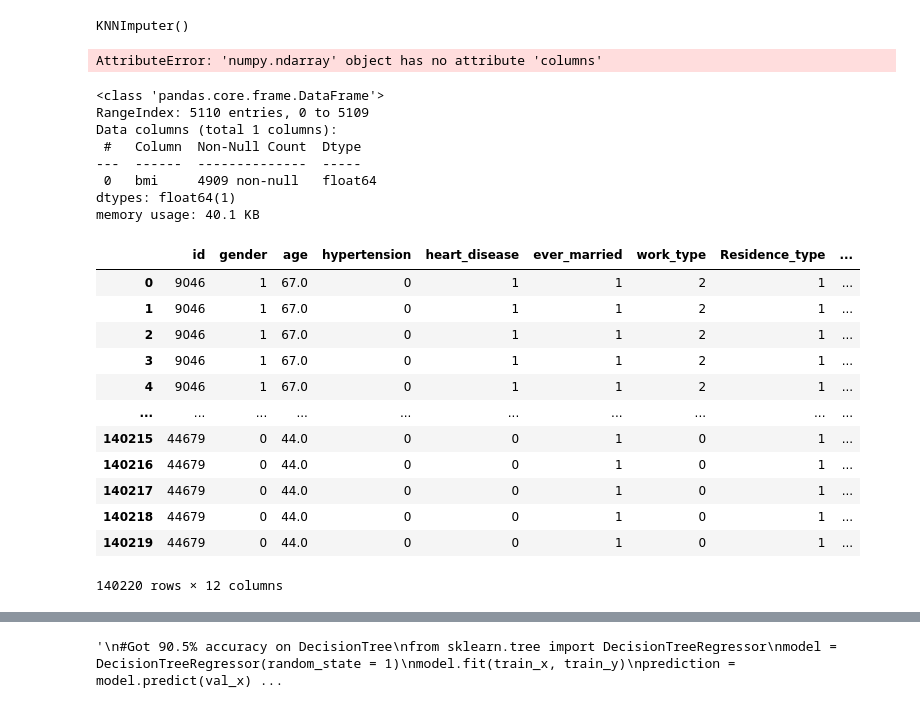
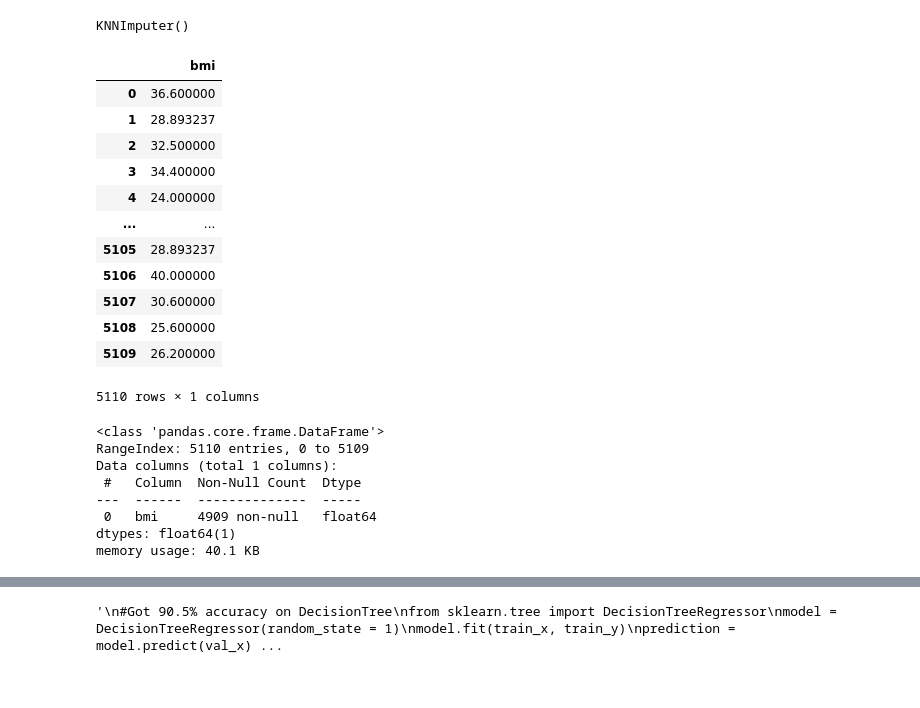
Before and after one commit to semingrai/Stroke-Prediction, a Jupyter notebook: stroke.ipynb, the cells around one changed output, grey strips where cells are left out. Cells and saved outputs as stored; diff of their text form; code cells hidden in the pictures.

Commit message:
debug merge

```diff
--- a/stroke.ipynb
+++ b/stroke.ipynb
@@ -95,16 +95,28 @@ from sklearn.impute import KNNImputer
 import numpy as np
 imp = KNNImputer(missing_values = np.nan, n_neighbors = 5)
 #training the data with KNN
-imp.fit(data)
+imp.fit(data_bmi)
 # %% [output]
 KNNImputer()
 # %%
 #Replacing the NaN values with predicted values using transform based off of 5 nearest neighbors and creating a new DataFrame for it
-data = imp.transform(data)
-data = pd.DataFrame(data, columns = data.columns)
-data
+data_bmi = imp.transform(data_bmi)
+data_bmi = pd.DataFrame(data_bmi, columns = bmi)
+data_bmi
 # %% [output]
+|  | bmi |
+| 0 | 36.600000 |
+| 1 | 28.893237 |
+| 2 | 32.500000 |
+| 3 | 34.400000 |
+| 4 | 24.000000 |
+| ... | ... |
+| 5105 | 28.893237 |
+| 5106 | 40.000000 |
+| 5107 | 30.600000 |
+| 5108 | 25.600000 |
+| 5109 | 26.200000 |
-AttributeError: 'numpy.ndarray' object has no attribute 'columns'
+5110 rows × 1 columns
 # %%
 data_bmi.info()
 # %% [output]
@@ -118,21 +130,7 @@ dtypes: float64(1)
 memory usage: 40.1 KB
 # %%
 #adding back/ merging the bmi replaced datas back into the original Dataframe to get a clean data
-data.merge(data_bmi)
+data = data.merge(data_bmi)
-# %% [output]
-|  | id | gender | age | hypertension | heart_disease | ever_married | work_type | Residence_type | ... |
-| 0 | 9046 | 1 | 67.0 | 0 | 1 | 1 | 2 | 1 | ... |
-| 1 | 9046 | 1 | 67.0 | 0 | 1 | 1 | 2 | 1 | ... |
-| 2 | 9046 | 1 | 67.0 | 0 | 1 | 1 | 2 | 1 | ... |
-| 3 | 9046 | 1 | 67.0 | 0 | 1 | 1 | 2 | 1 | ... |
-| 4 | 9046 | 1 | 67.0 | 0 | 1 | 1 | 2 | 1 | ... |
-| ... | ... | ... | ... | ... | ... | ... | ... | ... | ... |
-| 140215 | 44679 | 0 | 44.0 | 0 | 0 | 1 | 0 | 1 | ... |
-| 140216 | 44679 | 0 | 44.0 | 0 | 0 | 1 | 0 | 1 | ... |
-| 140217 | 44679 | 0 | 44.0 | 0 | 0 | 1 | 0 | 1 | ... |
-| 140218 | 44679 | 0 | 44.0 | 0 | 0 | 1 | 0 | 1 | ... |
-| 140219 | 44679 | 0 | 44.0 | 0 | 0 | 1 | 0 | 1 | ... |
-140220 rows × 12 columns
 # %%
 #seperating x and y to train_test and split
 factors = ['gender', 'age', 'hypertension', 'heart_disease', 'ever_married', 'work_type', 'Residence_type', 'avg_glucose_level', 'bmi', 'smoking_status']
```
Also changed, not shown: parts of 2 cells of this notebook.
